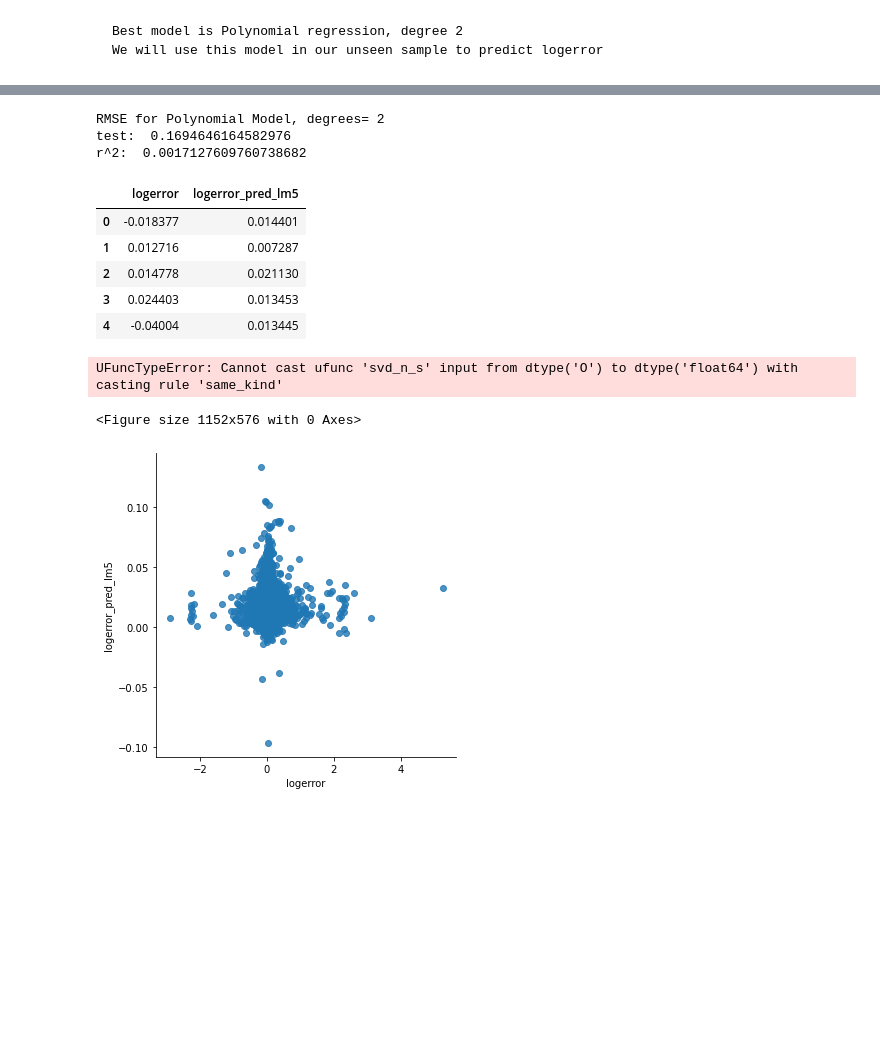
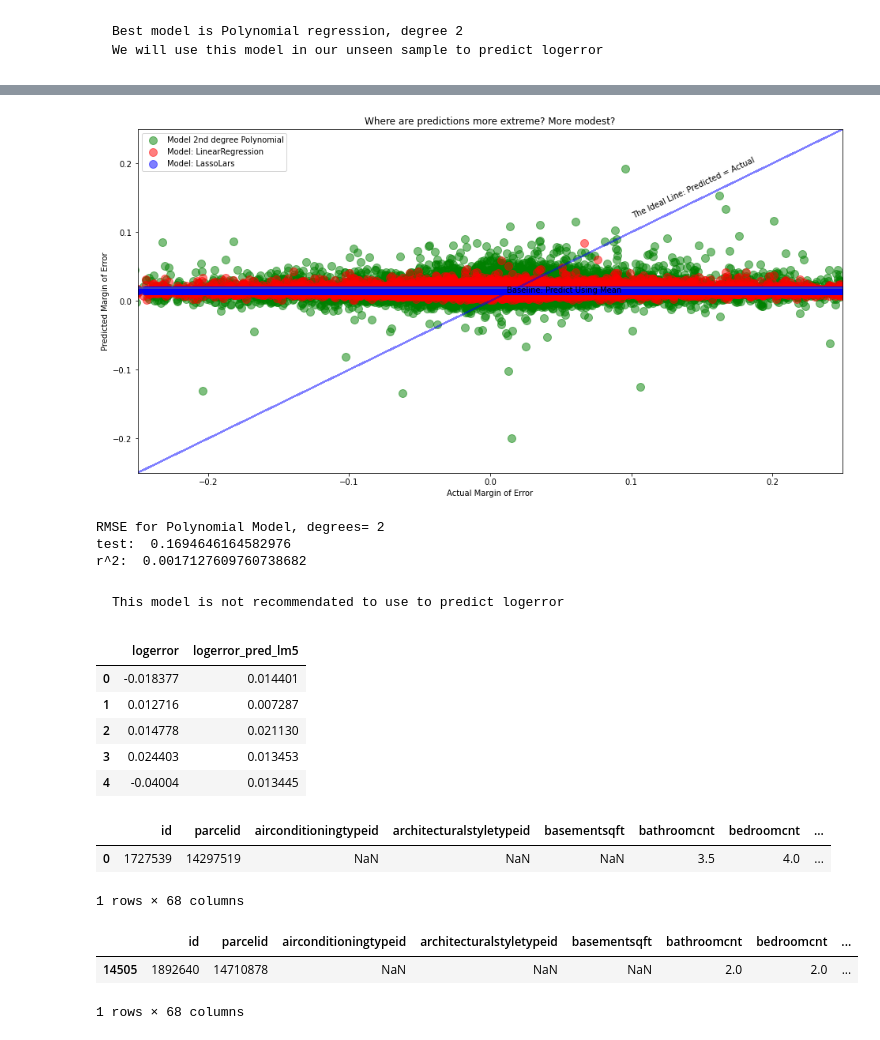
Before and after one commit to QinzhiChen/Project---Clustering, a Jupyter notebook: modeling.ipynb, the cells around one changed output, grey strips where cells are left out. Drawn from its saved outputs; the diff is of its cells as text; code cells hidden in the pictures; blank space fills up the shorter version.

```diff
--- a/modeling.ipynb
+++ b/modeling.ipynb
@@ -304,3 +340,32 @@ def test_prediction(X_train,y_train,X_test,y_test,degree):
+# %%
+def model_performance(y_validate):
+    plt.figure(figsize=(16,8))
+    plt.xlim(-.25, .25)
+    plt.ylim(-.25, .25)
+    plt.plot(y_validate.logerror, y_validate.baseline_mean, alpha=.5, color="gray", label='_nolegend_')
+    plt.annotate("Baseline: Predict Using Mean", (0.012, 0.012 ))
+    plt.plot(y_validate.logerror, y_validate.logerror, alpha=.5, color="blue", label='_nolegend_')
+    plt.annotate("The Ideal Line: Predicted = Actual", (.10, .12), rotation=25)
+
+
+    plt.scatter(y_validate.logerror, y_validate.logerror_pred_lm2,
+            alpha=.5, color="green", s=100, label="Model 2nd degree Polynomial")
+    plt.scatter(y_validate.logerror, y_validate.logerror_pred_lm,
+            alpha=.5, color="red", s=100, label="Model: LinearRegression")
+    plt.scatter(y_validate.logerror, y_validate.logerror_pred_lars,
+            alpha=.5, color="blue", s=100, label="Model: LassoLars")
+
+
+
+    plt.legend()
+    plt.xlabel("Actual Margin of Error")
+    plt.ylabel("Predicted Margin of Error")
+    plt.title("Where are predictions more extreme? More modest?")
+    plt.show()
+# %%
+model_performance(y_validate)
+# %% [output]
+[figure, added]
 # %%
 #test predict
 
@@ -309,28 +374,15 @@ test_prediction(X_train,y_train,X_test,y_test,degree =2)
 RMSE for Polynomial Model, degrees= 2
 test:  0.1694646164582976
 r^2:  0.0017127609760738682
-# %%
-y_test.head()
-# %% [output]
-|  | logerror | logerror_pred_lm5 |
-| 0 | -0.018377 | 0.014401 |
-| 1 | 0.012716 | 0.007287 |
-| 2 | 0.014778 | 0.021130 |
-| 3 | 0.024403 | 0.013453 |
-| 4 | -0.04004 | 0.013445 |
-# %%
-#sns.set(rc={"figure.figsize":(12,8)})
-plt.figure(figsize = (16,8))
-sns.lmplot(data = y_test, x = "logerror", y = "logerror_pred_lm5",line_kws={'color':'red'})
-plt.annotate("Regression line",(800000,480000),rotation = 22, color ="red")
-plt.plot(y_train.logerror,y_train.baseline_mean,alpha=1, color="black", label='_nolegend_' )
-plt.annotate("Baseline: Predict Using Mean", (600000, 380000))
-plt.xlabel("Actual logerror")
-plt.ylabel("Predicted logerror")
-plt.title("Polynomial Feature model performance")
-
-plt.show()
-# %% [output]
-UFuncTypeError: Cannot cast ufunc 'svd_n_s' input from dtype('O') to dtype('float64') with casting rule 'same_kind'
-<Figure size 1152x576 with 0 Axes>
-[figure, removed]
+# %% [markdown]
+    This model is not recommendated to use to predict logerror
+# %%
+#peek the actual vs predicted logerror
+y_test.head()
+# %% [output]
+|  | logerror | logerror_pred_lm5 |
+| 0 | -0.018377 | 0.014401 |
+| 1 | 0.012716 | 0.007287 |
+| 2 | 0.014778 | 0.021130 |
+| 3 | 0.024403 | 0.013453 |
+| 4 | -0.04004 | 0.013445 |
@@ -336,0 +396,6 @@ UFuncTypeError: Cannot cast ufunc 'svd_n_s' input from dtype('O') to dtype('floa
+# %%
+zillow.head(1)
+# %% [output]
+|  | id | parcelid | airconditioningtypeid | architecturalstyletypeid | basementsqft | bathroomcnt | bedroomcnt | ... |
+| 0 | 1727539 | 14297519 | NaN | NaN | NaN | 3.5 | 4.0 | ... |
+1 rows × 68 columns
@@ -336,0 +405,6 @@ UFuncTypeError: Cannot cast ufunc 'svd_n_s' input from dtype('O') to dtype('floa
+# %%
+zillow_train.head(1)
+# %% [output]
+|  | id | parcelid | airconditioningtypeid | architecturalstyletypeid | basementsqft | bathroomcnt | bedroomcnt | ... |
+| 14505 | 1892640 | 14710878 | NaN | NaN | NaN | 2.0 | 2.0 | ... |
+1 rows × 68 columns
```
Also changed, not shown: parts of 14 cells of this notebook.
